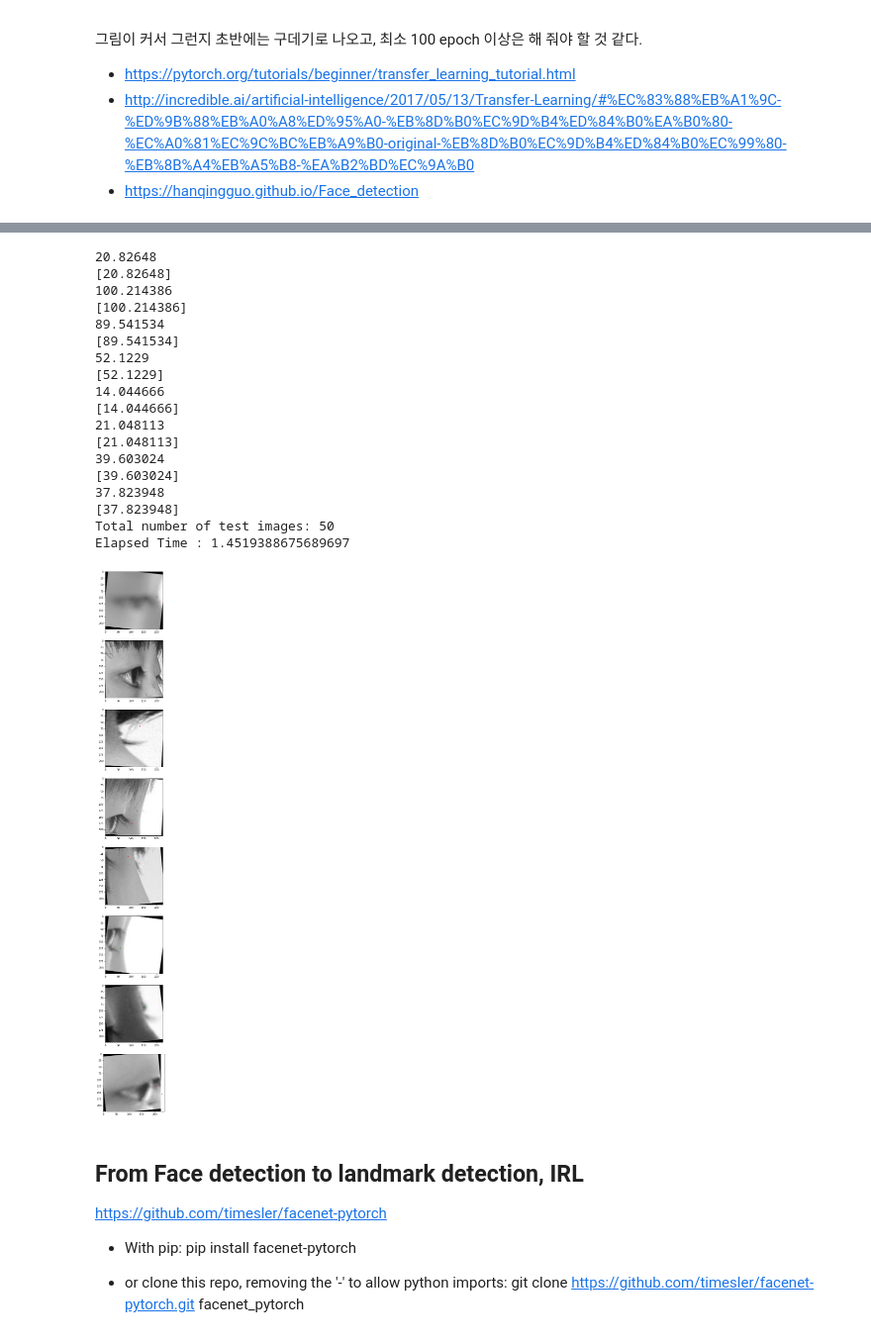
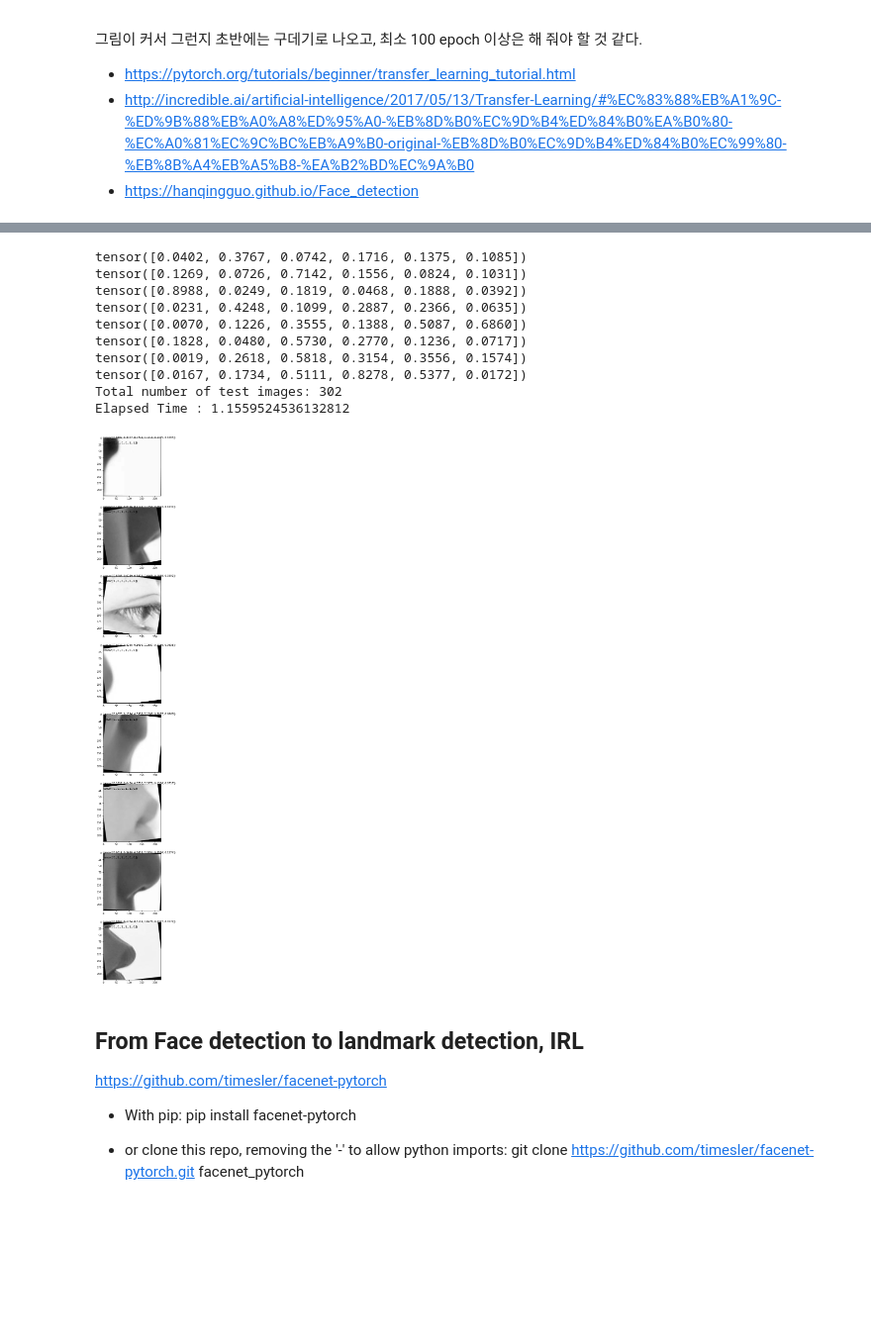
Before and after one commit to 2wind/LandmarkDetector, a Jupyter notebook: sortout.ipynb, the cells around one changed output, grey strips where cells are left out. Shown at 99% size. Cells and saved outputs as stored; diff of their text form; code cells hidden in the pictures; blank space fills up the shorter version.

```diff
--- a/sortout.ipynb
+++ b/sortout.ipynb
@@ -271,11 +286,11 @@ class Network(nn.Module):
         #self.model.conv1=nn.Conv2d(1, 64, kernel_size=3, stride=1, padding=1, bias=False)
         #self.model.conv1=nn.Conv2d(1, 64, kernel_size=7, stride=2, padding=3, bias=False)
 
-        self.model.fc=nn.Sequential(nn.Linear(self.model.fc.in_features, num_classes), nn.LogSoftmax(dim=1))
-
+        self.model.fc=nn.Sequential(nn.Dropout(p=0.2), nn.Linear(self.model.fc.in_features, num_classes))
+        self.sigm = nn.Sigmoid()
 
     def forward(self, x):
-        x=self.model(x)
+        x=self.sigm(self.model(x))
         return x
 # %% [markdown]
 ## Training
@@ -296,7 +311,7 @@ network = Network(num_classes=6)
 # use checkpoint
 # network.load_state_dict(checkpoint['network_state_dict'])
 
-network.cuda()
+network.to(device)
 print(network)
 
 criterion = nn.BCELoss()
@@ -306,7 +321,7 @@ optimizer = optim.Adam(filter(lambda p: p.requires_grad, network.parameters()),
 # optimizer.load_state_dict(checkpoint['optimizer_state_dict'])
 
 loss_min = np.inf
-num_epochs = 100
+num_epochs = 50
 
 logger = pd.DataFrame(columns=['train loss', 'valid loss'])
 
@@ -323,13 +338,14 @@ for epoch in range(1,num_epochs+1):
 
         images, landmarks = next(iter(data_train_loader))
 
-        images = images.cuda()
-        landmarks = landmarks.cuda()
+        images = images.to(device)
+        landmarks = landmarks.to(device)
         # landmarks = landmarks.view(landmarks.size(0),-1).cuda()
 
 
+        predictions = network(images)
+
         optimizer.zero_grad()
-        predictions = network.forward(images)
 
         loss_train_step = criterion(predictions, landmarks)
 
@@ -349,12 +365,12 @@ for epoch in range(1,num_epochs+1):
 
             images, landmarks = next(iter(valid_loader))
 
-            images = images.cuda()
-            landmarks = landmarks.cuda()
+            images = images.to(device)
+            landmarks = landmarks.to(device)
 
             # landmarks = landmarks.view(landmarks.size(0),-1).cuda()
 
-            predictions = network.forward(images)
+            predictions = network(images)
 
             loss_valid_step = criterion(predictions, landmarks)
 
@@ -377,7 +393,7 @@ for epoch in range(1,num_epochs+1):
         torch.save({
             'network_state_dict': network.state_dict(),
             'optimizer_state_dict': optimizer.state_dict()
-            }, f"model/{time_str}_{landmark_name}_{num_epochs}_{weights_path}_{network.model_name}.tar")
+            }, f"model/{time_str}_{landmark_number}_{num_epochs}_{weights_path}_{network.model_name}.tar")
         print("\nMinimum Validation Loss of {:.4f} at epoch {}/{}".format(loss_min, epoch, num_epochs))
         print('Model Saved\n')
 
@@ -385,7 +401,7 @@ for epoch in range(1,num_epochs+1):
 
 print('Training Complete')
 print("Total Elapsed Time : {} s".format(time.time()-start_time))
-logger.to_csv(f'csv/{time_str}_{landmark_name}_{num_epochs}_{weights_path}_train_data.csv')
+logger.to_csv(f'csv/{time_str}_{landmark_number}_{num_epochs}_{weights_path}_train_data.csv')
 # cap_out.show()
 # with open(f'csv/{time_str}_{landmark_number}_{num_epochs}_train_log.txt') as capture_file:
 #     capture_file.write(cap_out)
@@ -411,50 +426,43 @@ RuntimeError: CUDA error: device-side assert triggered
 # %%
 start_time = time.time()
 
 with torch.no_grad():
 
     best_network = Network()
     best_network.cuda()
-    best_network.load_state_dict(torch.load(f"model/{time_str}_{landmark_name}_{num_epochs}_{weights_path}_{network.model_name}.tar")['network_state_dict'])
+    best_network.load_state_dict(torch.load(f"model/{time_str}_{landmark_number}_{num_epochs}_{weights_path}_{network.model_name}.tar")['network_state_dict'])
     best_network.eval()
 
     images, classification = next(iter(valid_loader))
     images = images.cuda()
 
     predictions = best_network(images).cpu()
 
     plt.figure(figsize=(10,40))
 
     for img_num in range(8):
         plt.subplot(8,1,img_num+1)
         plt.imshow(images[img_num].cpu().numpy().transpose(1,2,0).squeeze(), cmap='gray')
-        plt.text(0.5, 0, predictions[img_num, :, :])
-        plt.text(0.5, 0, classification[img_num, :, :])
+        print(predictions[img_num])
+        plt.text(0, 0, predictions[img_num, :])
+        plt.text(0, 20, classification[img_num, :])
 
 print('Total number of test images: {}'.format(len(valid_dataset)))
 
 end_time = time.time()
 print("Elapsed Time : {}".format(end_time - start_time))
 # %% [output]
-20.82648
-[20.82648]
-100.214386
-[100.214386]
-89.541534
-[89.541534]
-52.1229
-[52.1229]
-14.044666
-[14.044666]
-21.048113
-[21.048113]
-39.603024
-[39.603024]
-37.823948
-[37.823948]
-Total number of test images: 50
-Elapsed Time : 1.4519388675689697
+tensor([0.0402, 0.3767, 0.0742, 0.1716, 0.1375, 0.1085])
+tensor([0.1269, 0.0726, 0.7142, 0.1556, 0.0824, 0.1031])
+tensor([0.8988, 0.0249, 0.1819, 0.0468, 0.1888, 0.0392])
+tensor([0.0231, 0.4248, 0.1099, 0.2887, 0.2366, 0.0635])
+tensor([0.0070, 0.1226, 0.3555, 0.1388, 0.5087, 0.6860])
+tensor([0.1828, 0.0480, 0.5730, 0.2770, 0.1236, 0.0717])
+tensor([0.0019, 0.2618, 0.5818, 0.3154, 0.3556, 0.1574])
+tensor([0.0167, 0.1734, 0.5111, 0.8278, 0.5377, 0.0172])
+Total number of test images: 302
+Elapsed Time : 1.1559524536132812
-[figure, old version]
+[figure, new version]
 # %% [markdown]
 ## From Face detection to landmark detection, IRL
 
```
Also changed, not shown: parts of 7 cells of this notebook, 3 other files.
